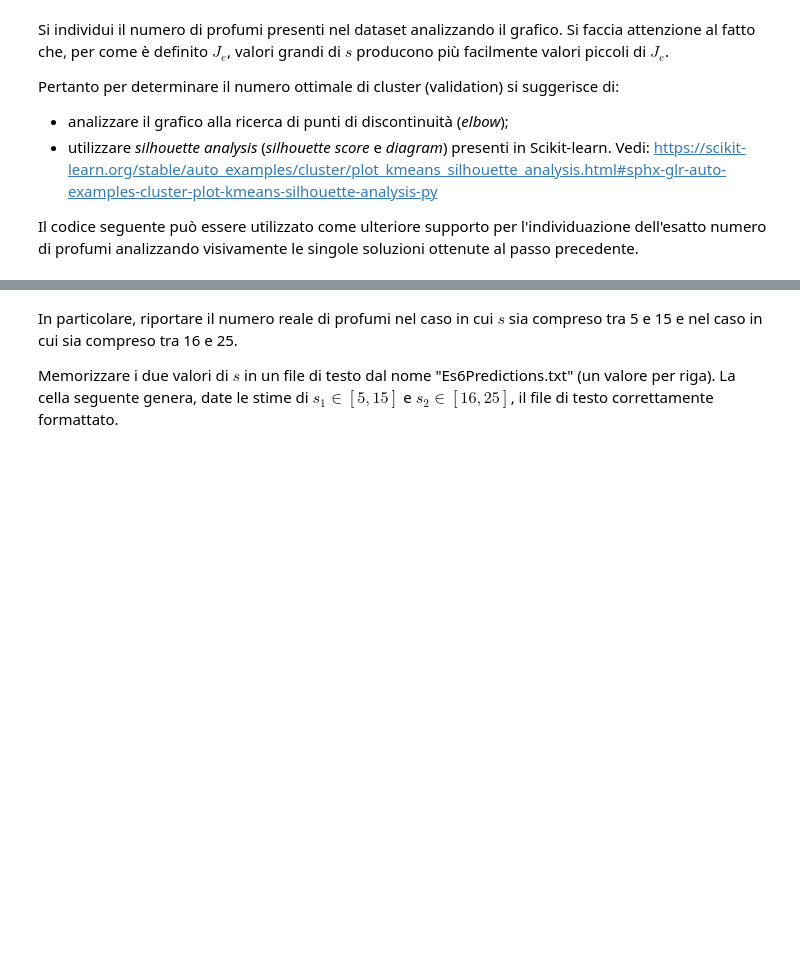
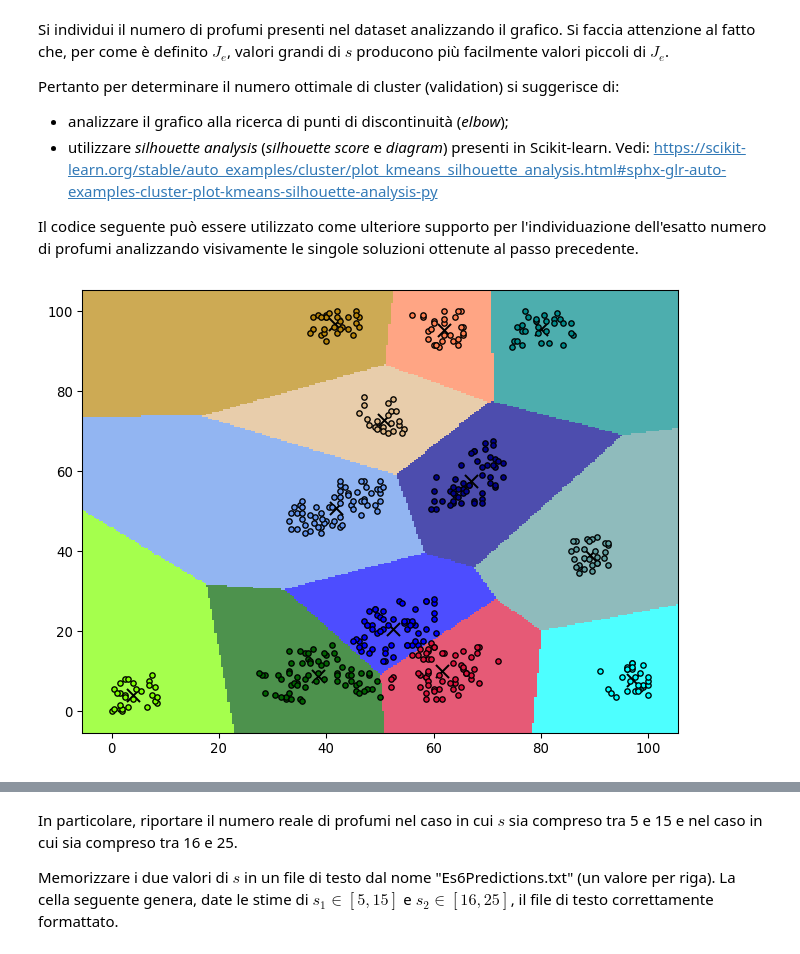
Before and after one commit to eutampieri/Machine-Learning, a Jupyter notebook: 6 - KMeans/6 - KMeans.ipynb, the cells around one changed output, grey strips where cells are left out. Drawn from its saved outputs; the diff is of its cells as text; code cells hidden in the pictures; blank space fills up the shorter version.

```diff
--- a/6 - KMeans/6 - KMeans.ipynb
+++ b/6 - KMeans/6 - KMeans.ipynb
@@ -264,12 +315,14 @@ https://scikit-learn.org/stable/auto_examples/cluster/plot_kmeans_silhouette_ana
 
 Il codice seguente può essere utilizzato come ulteriore supporto per l'individuazione dell'esatto numero di profumi analizzando visivamente le singole soluzioni ottenute al passo precedente.
 # %%
-s = ...
-seed = ...
+s = 12
+seed = 1773
 
 kmeans = KMeans(n_clusters=s, random_state=seed, n_init=1)
 kmeans.fit(data)
 
 plt.figure(num=0, dpi=96, figsize=(8, 6))
 ml_visualization.draw_clustering_decision_boundaries(data, kmeans.labels_, kmeans.cluster_centers_, step=0.4)
 plt.show()
+# %% [output]
+[figure, added]
```
Also changed, not shown: parts of 14 cells of this notebook, 1 other file.
